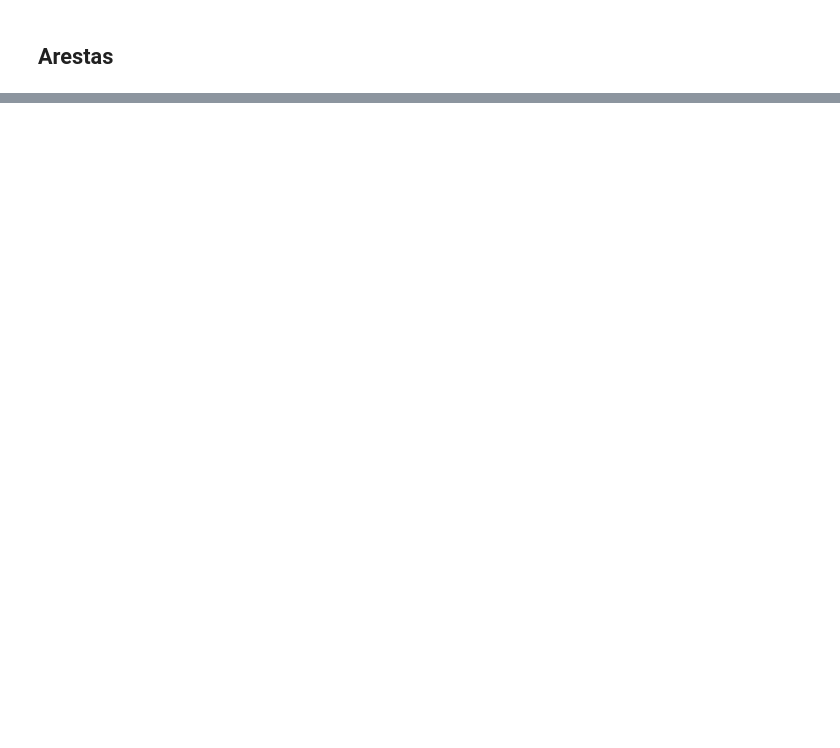
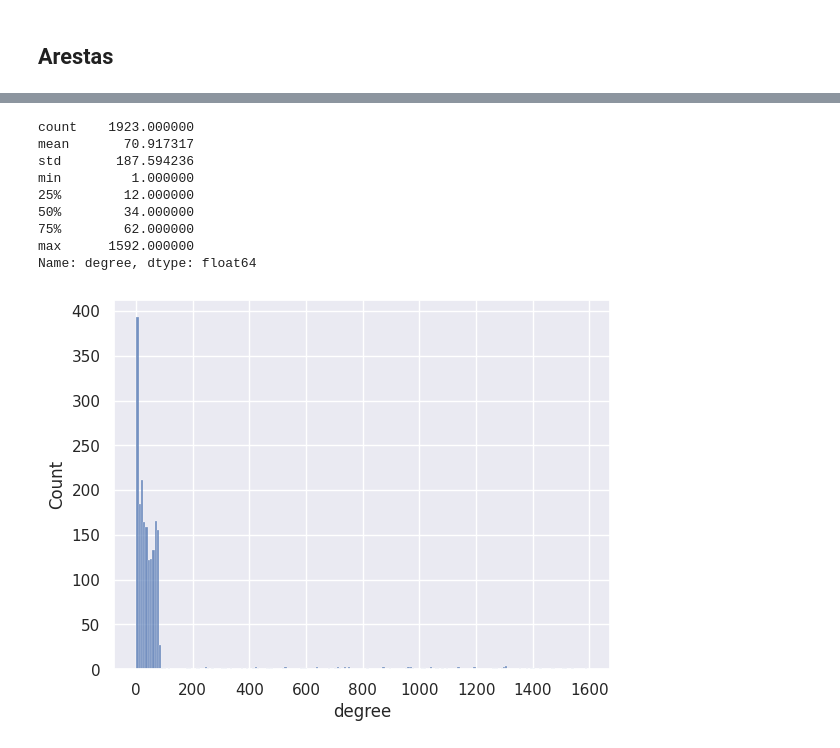
Before and after one commit to JorasOliveira/projeto_redesoc, a Jupyter notebook: projeto.ipynb, the cells around one changed output, grey strips where cells are left out. Drawn from its saved outputs; the diff is of its cells as text; code cells hidden in the pictures; blank space fills up the shorter version.

```diff
--- a/projeto.ipynb
+++ b/projeto.ipynb
@@ -128,0 +154,9 @@ Processando 1999000 arestas...
+# %%
+g = Graph(directed=False) # não dirigido
+lc = clustering.local_clustering(g)
+g.add_vp('rating')
+g.add_ep('weight')
+
+for index, row in df_cols.iterrows():
+    vertex = g.add_vertex(index)
+    vertex["rating"] = row["rating"]
@@ -128,0 +195,2 @@ Processando 1999000 arestas...
+# %%
+g = gt_clean(g)
@@ -140,3 +297,23 @@ gt_save(g, 'best-books-ever.net.gz')
+# %%
+data = gt_data(g)
+degrees = []
+for v in g.all_vertices():
+    degrees.append(v.total_degree())
+
+data['degree'] = degrees
+sns.histplot(data['degree'])
+data['degree'].describe()
+# %% [output]
+count    1923.000000
+mean       70.917317
+std       187.594236
+min         1.000000
+25%        12.000000
+50%        34.000000
+75%        62.000000
+max      1592.000000
+Name: degree, dtype: float64
+[figure, added]
 # %%
 m = gt_draw.sfdp_layout(g)
 
```
Also changed, not shown: parts of 24 cells of this notebook.
